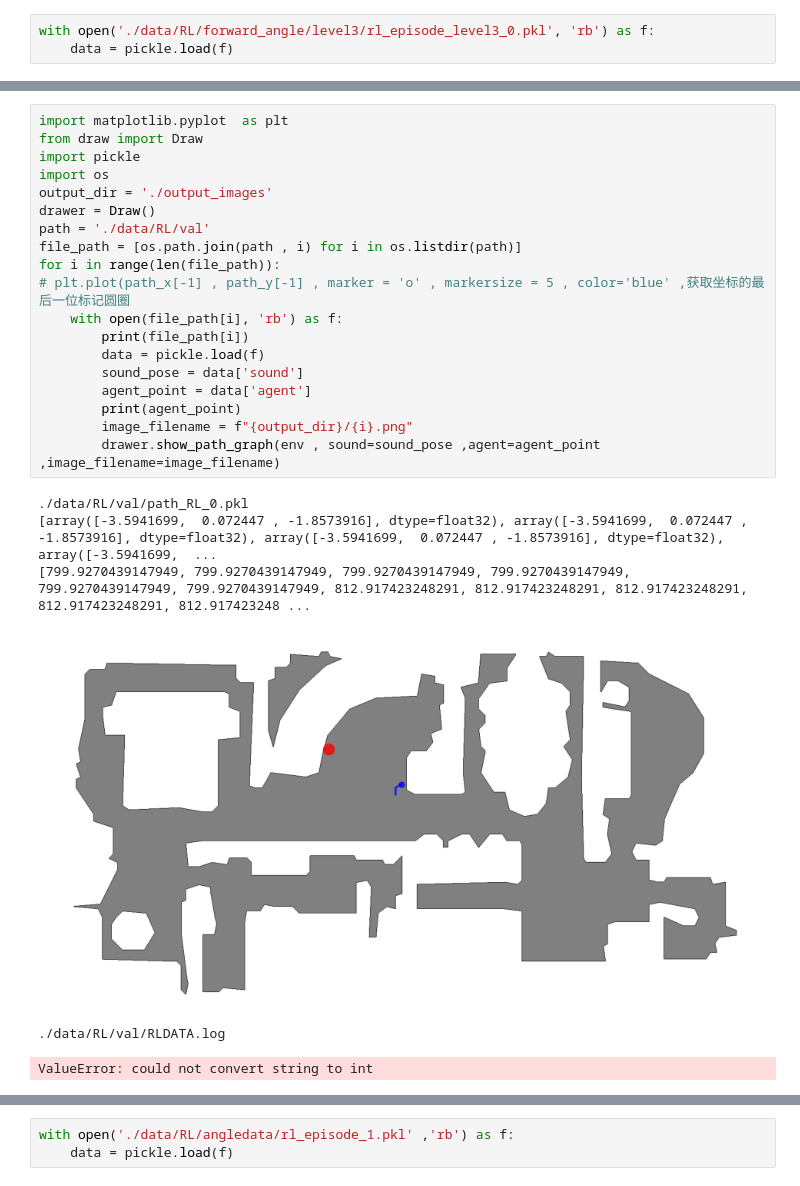
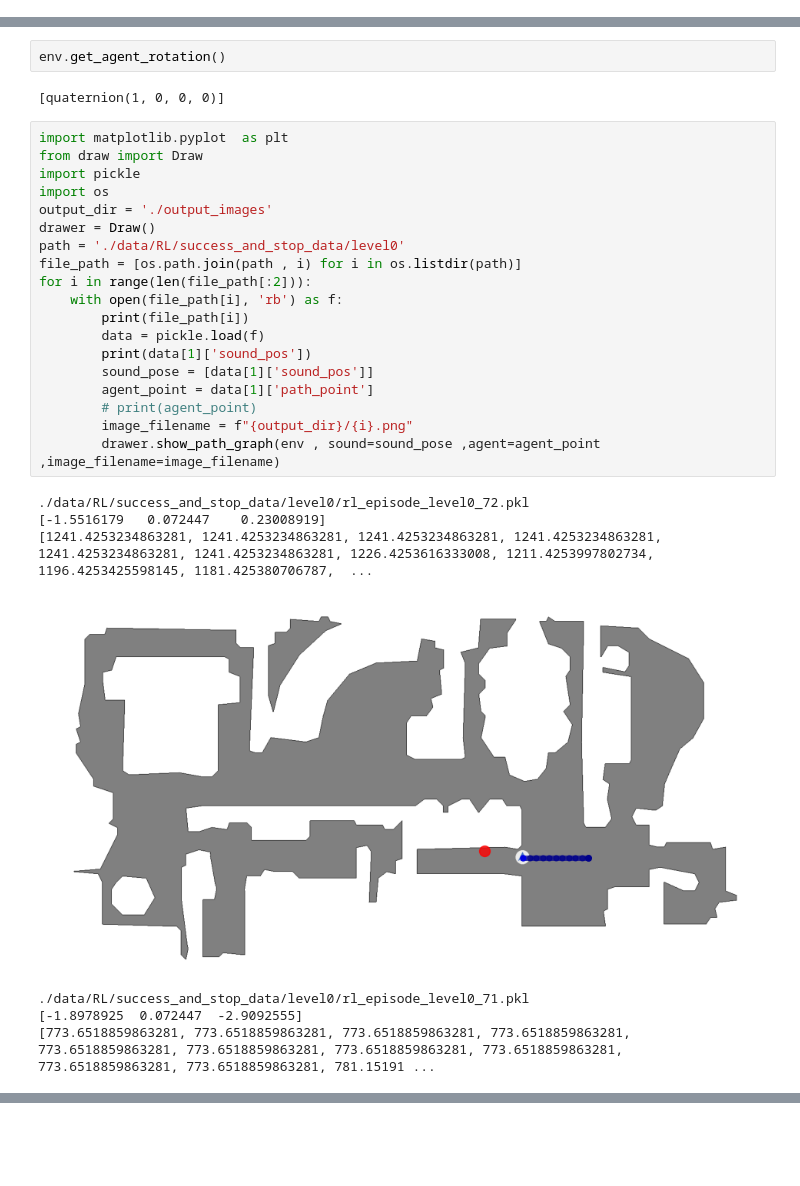
Before and after one commit to YZyongzhang/soundspaces, a Jupyter notebook: env.ipynb, the cells around one changed output, grey strips where cells are left out. Cells and saved outputs as stored; diff of their text form; blank space fills up the shorter version.

```diff
--- a/env.ipynb
+++ b/env.ipynb
@@ -93,3 +53,0 @@ Material for category 'misc' was not found. Using default material instead.
-# %%
-with open('./data/RL/forward_angle/level3/rl_episode_level3_0.pkl', 'rb') as f:
-    data = pickle.load(f)
@@ -143,26 +95,31 @@ file_path
+# %%
+env.get_agent_rotation()
+# %% [output]
+[quaternion(1, 0, 0, 0)]
 # %%
 import matplotlib.pyplot  as plt
 from draw import Draw
 import pickle
 import os
 output_dir = './output_images'
 drawer = Draw()
-path = './data/RL/val'
+path = './data/RL/success_and_stop_data/level0'
 file_path = [os.path.join(path , i) for i in os.listdir(path)]
-for i in range(len(file_path)):
-# plt.plot(path_x[-1] , path_y[-1] , marker = 'o' , markersize = 5 , color='blue' ,获取坐标的最后一位标记圆圈
+for i in range(len(file_path[:2])):
     with open(file_path[i], 'rb') as f:
         print(file_path[i])
         data = pickle.load(f)
-        sound_pose = data['sound']
-        agent_point = data['agent']
-        print(agent_point)
+        print(data[1]['sound_pos'])
+        sound_pose = [data[1]['sound_pos']]
+        agent_point = data[1]['path_point']
+        # print(agent_point)
         image_filename = f"{output_dir}/{i}.png"
         drawer.show_path_graph(env , sound=sound_pose ,agent=agent_point ,image_filename=image_filename)
 # %% [output]
-./data/RL/val/path_RL_0.pkl
-[array([-3.5941699,  0.072447 , -1.8573916], dtype=float32), array([-3.5941699,  0.072447 , -1.8573916], dtype=float32), array([-3.5941699,  0.072447 , -1.8573916], dtype=float32), array([-3.5941699,  ...
-[799.9270439147949, 799.9270439147949, 799.9270439147949, 799.9270439147949, 799.9270439147949, 799.9270439147949, 812.917423248291, 812.917423248291, 812.917423248291, 812.917423248291, 812.917423248 ...
+./data/RL/success_and_stop_data/level0/rl_episode_level0_72.pkl
+[-1.5516179   0.072447    0.23008919]
+[1241.4253234863281, 1241.4253234863281, 1241.4253234863281, 1241.4253234863281, 1241.4253234863281, 1241.4253234863281, 1226.4253616333008, 1211.4253997802734, 1196.4253425598145, 1181.425380706787,  ...
-[figure, old version]
+[figure, new version]
-./data/RL/val/RLDATA.log
+./data/RL/success_and_stop_data/level0/rl_episode_level0_71.pkl
+[-1.8978925  0.072447  -2.9092555]
+[773.6518859863281, 773.6518859863281, 773.6518859863281, 773.6518859863281, 773.6518859863281, 773.6518859863281, 773.6518859863281, 773.6518859863281, 773.6518859863281, 773.6518859863281, 781.15191 ...
-ValueError: could not convert string to int
@@ -169,3 +126,0 @@ ValueError: could not convert string to int
-# %%
-with open('./data/RL/angledata/rl_episode_1.pkl' ,'rb') as f:
-    data = pickle.load(f)
```
Also changed, not shown: parts of 31 cells of this notebook, 26 other files.
